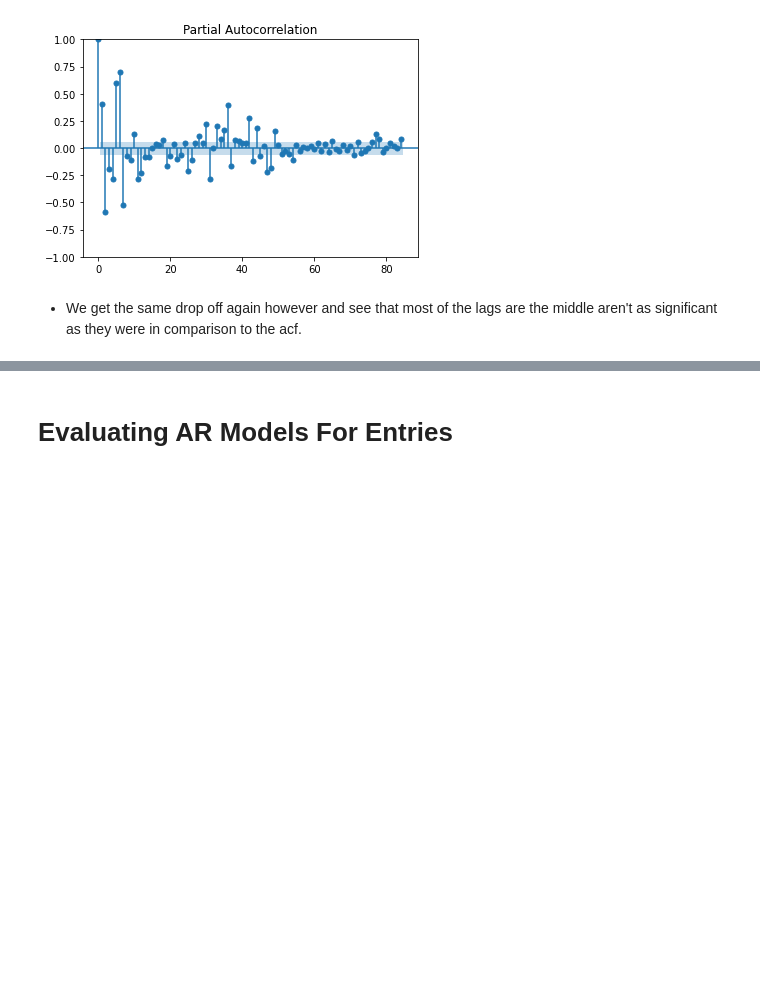
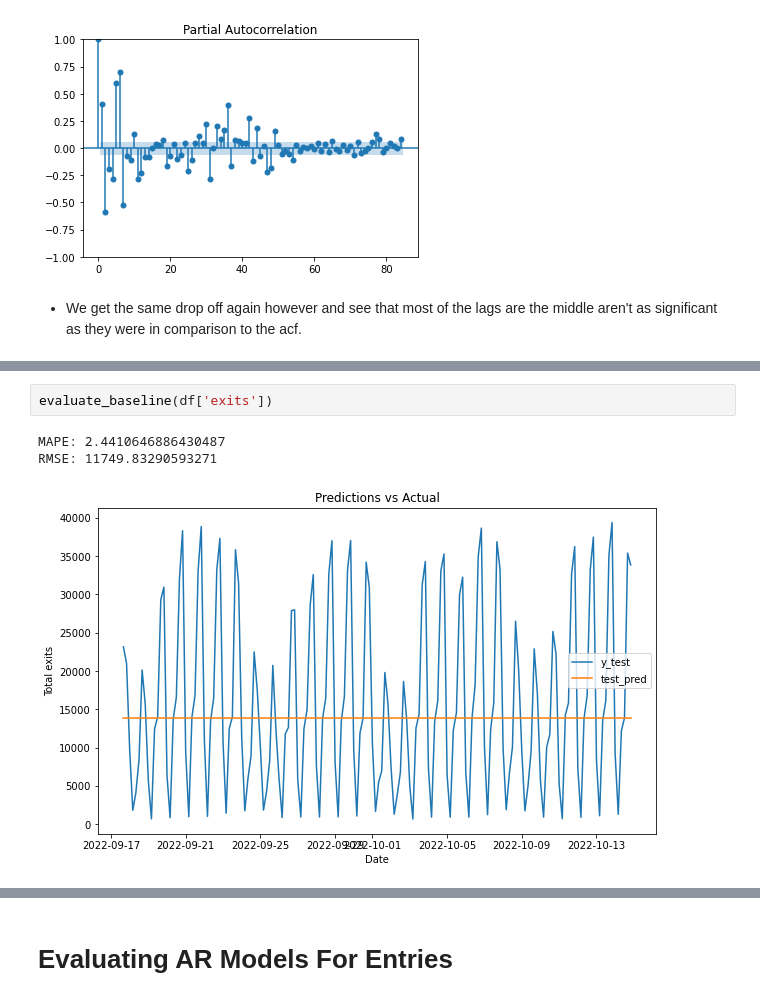
Before and after one commit to lmarett8/nyc_subway_traffic, a Jupyter notebook: notebooks/04_Preprocessing_Modeling.ipynb, the cells around one changed output, grey strips where cells are left out. Saved outputs shown, nothing was run; the diff lists cells and outputs as text; blank space fills up the shorter version.

```diff
--- a/notebooks/04_Preprocessing_Modeling.ipynb
+++ b/notebooks/04_Preprocessing_Modeling.ipynb
@@ -180,0 +203,6 @@ plot_pacf(df['exits'], lags = 84, method = 'ywm');
+# %%
+evaluate_baseline(df['exits'])
+# %% [output]
+MAPE: 2.4410646886430487
+RMSE: 11749.83290593271
+[figure, added]
```
Also changed, not shown: parts of 10 cells of this notebook.
